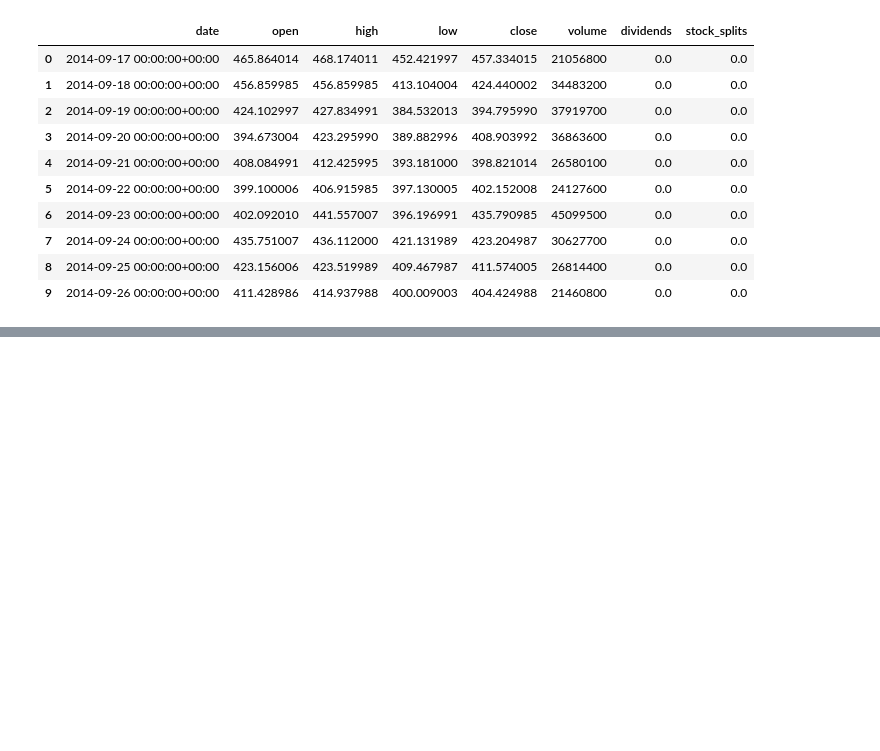
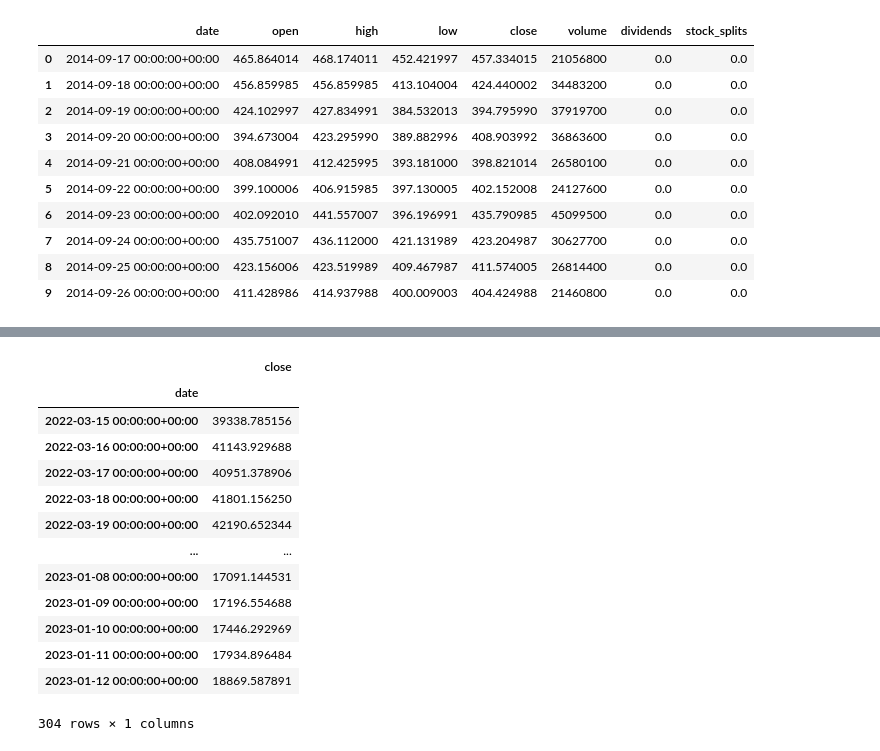
Before and after one commit to GiovannaBezerra/criptocurrency_price_prediction, a Jupyter notebook: cryptocurrency_price_prediction.ipynb, the cells around one changed output, grey strips where cells are left out. Cells and saved outputs as stored; diff of their text form; code cells hidden in the pictures; blank space fills up the shorter version.

```diff
--- a/cryptocurrency_price_prediction.ipynb
+++ b/cryptocurrency_price_prediction.ipynb
@@ -112,0 +321,19 @@ plt.show()
+# %%
+y_true = y_true.drop('2023-01-13 00:00:00+00:00')
+# %%
+y_true
+# %% [output]
+|  | close |
+| date |  |
+| 2022-03-15 00:00:00+00:00 | 39338.785156 |
+| 2022-03-16 00:00:00+00:00 | 41143.929688 |
+| 2022-03-17 00:00:00+00:00 | 40951.378906 |
+| 2022-03-18 00:00:00+00:00 | 41801.156250 |
+| 2022-03-19 00:00:00+00:00 | 42190.652344 |
+| ... | ... |
+| 2023-01-08 00:00:00+00:00 | 17091.144531 |
+| 2023-01-09 00:00:00+00:00 | 17196.554688 |
+| 2023-01-10 00:00:00+00:00 | 17446.292969 |
+| 2023-01-11 00:00:00+00:00 | 17934.896484 |
+| 2023-01-12 00:00:00+00:00 | 18869.587891 |
+304 rows × 1 columns
```
Also changed, not shown: parts of 26 cells of this notebook.
